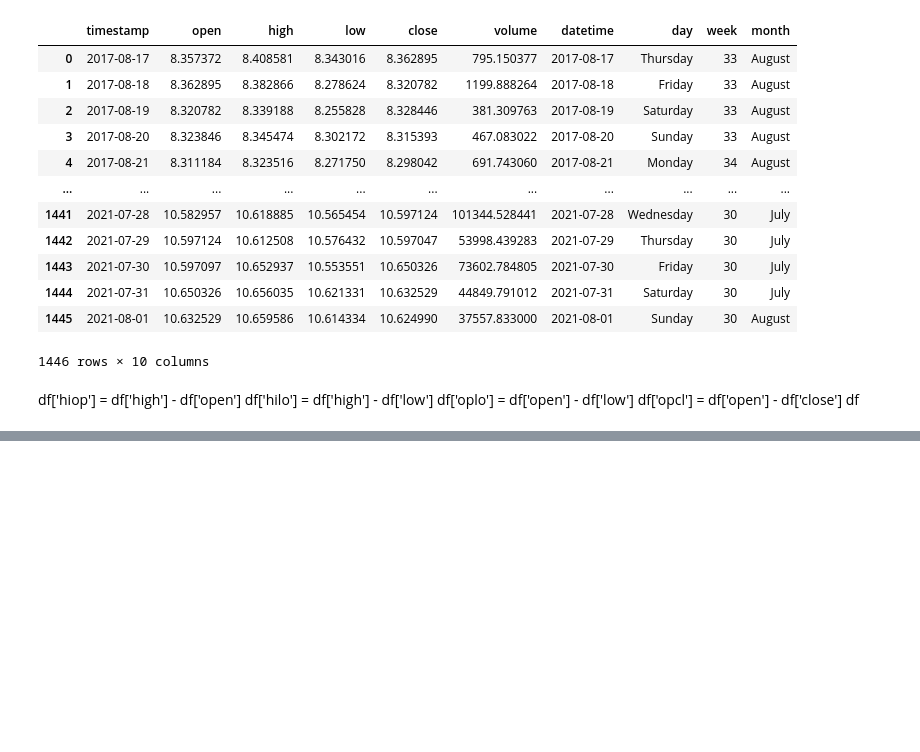
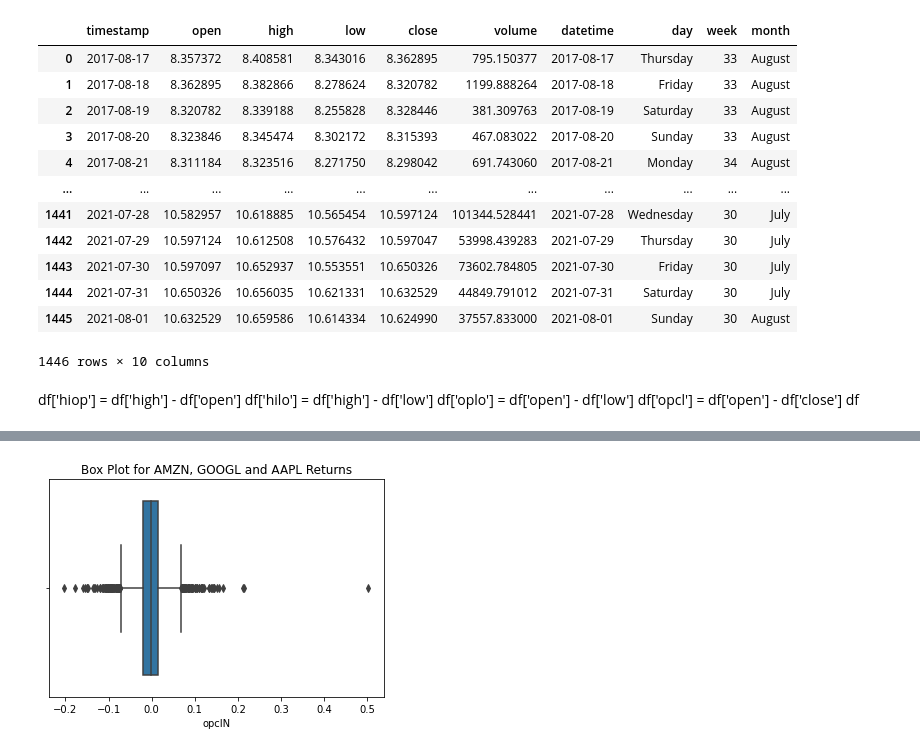
Before and after one commit to zachHFT/Optimal-Cryptocurrency-Trading-Strategies, a Jupyter notebook: eda.ipynb, the cells around one changed output, grey strips where cells are left out. Drawn from its saved outputs; the diff is of its cells as text; code cells hidden in the pictures; blank space fills up the shorter version.

```diff
--- a/eda.ipynb
+++ b/eda.ipynb
@@ -139,0 +135,6 @@ Text(0.5, 1.0, 'Volume and weekday')
+# %%
+sns.boxplot(df['opclN'])
+plt.title('Box Plot for AMZN, GOOGL and AAPL Returns')
+plt.show()
+# %% [output]
+[figure, added]
```
Also changed, not shown: parts of 10 cells of this notebook.
